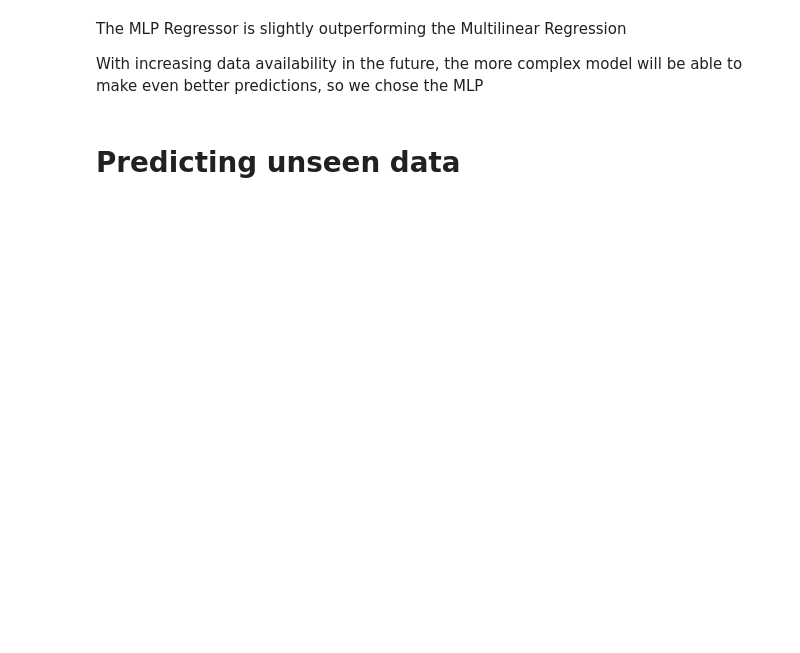
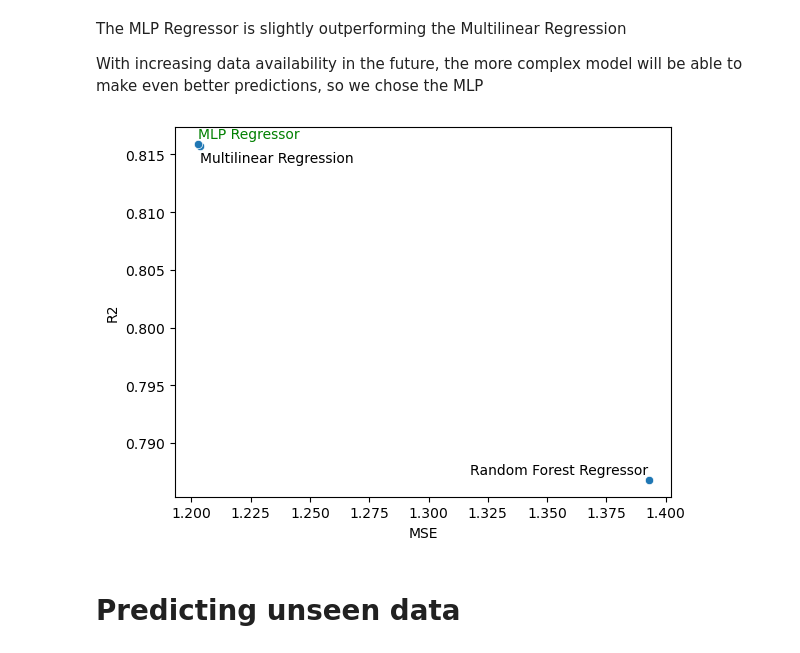
Before and after one commit to theMarlonski/AML-Final, a Jupyter notebook: notebooks/sales-prediction.ipynb, the cells around one changed output. Cells and saved outputs as stored; diff of their text form; code cells hidden in the pictures; blank space fills up the shorter version.

```diff
--- a/notebooks/sales-prediction.ipynb
+++ b/notebooks/sales-prediction.ipynb
@@ -432,6 +432,18 @@ dfResults.sort_values(by="MSE")
 The MLP Regressor is slightly outperforming the Multilinear Regression
 
 With increasing data availability in the future, the more complex model will be able to make even better predictions, so we chose the MLP
+# %%
+# plot scatterplot of the results with mse and r2, and labeling the points
+sns.scatterplot(x="MSE", y="R2", data=dfResults)
+for i in range(len(dfResults)):
+    if dfResults.Model[i] == "Multilinear Regression":
+        plt.text(x=dfResults.MSE[i], y=dfResults.R2[i]-0.0005, s=dfResults.Model[i], ha="left", va="top")
+    elif dfResults.Model[i] == "Random Forest Regressor":
+        plt.text(x=dfResults.MSE[i], y=dfResults.R2[i]+0.0002, s=dfResults.Model[i], ha="right", va="bottom")
+    else:
+        plt.text(x=dfResults.MSE[i], y=dfResults.R2[i]+0.0002, s=dfResults.Model[i], ha="left", va="bottom", color = "green")
+# %% [output]
+[figure, added]
 # %% [markdown]
 # Predicting unseen data
 # %%
```
Also changed, not shown: parts of 16 cells of this notebook, 1 other file.
